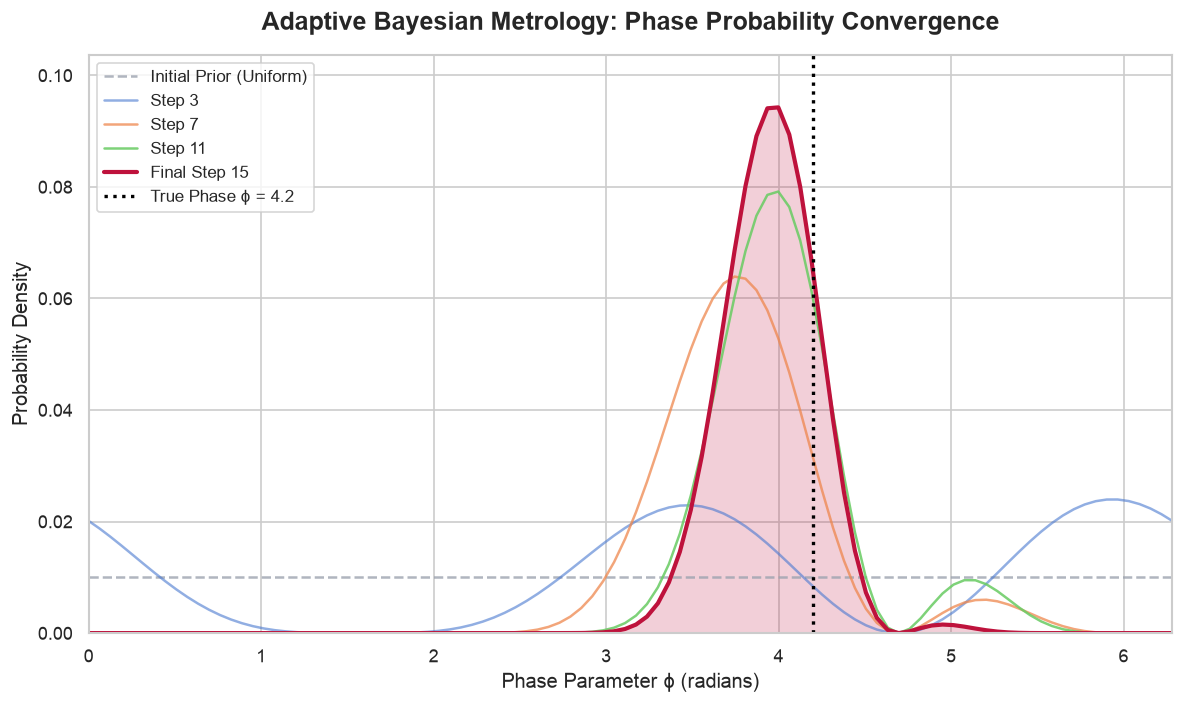
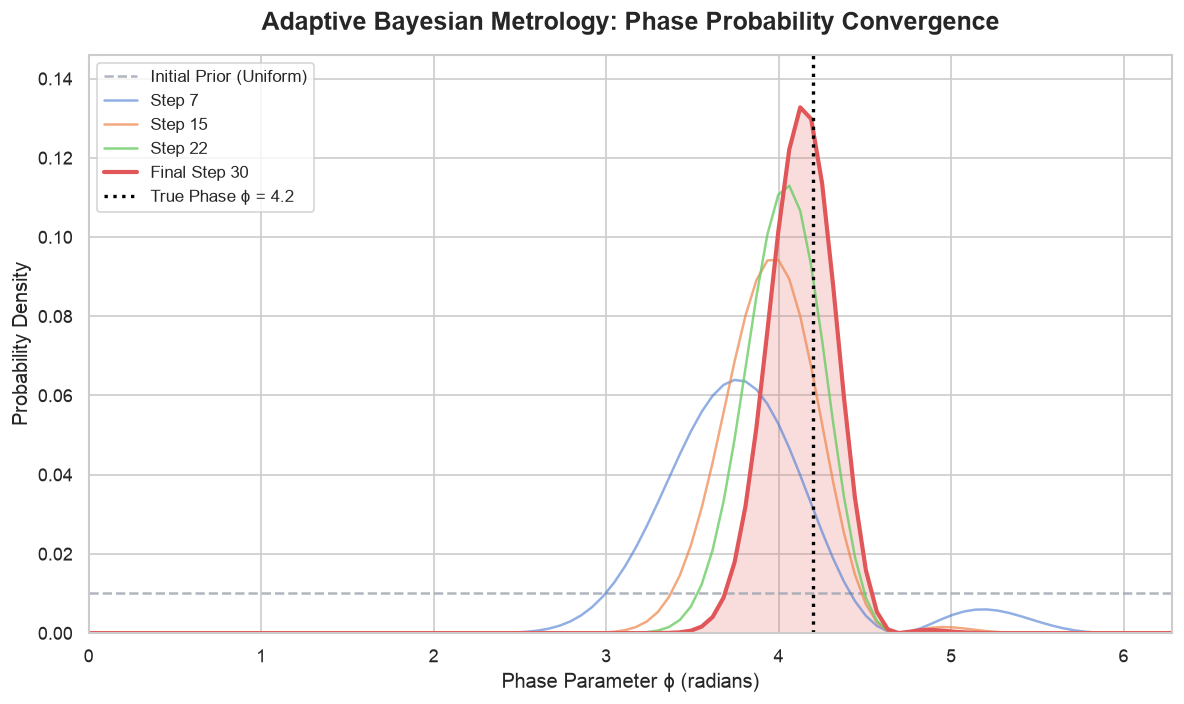
Unified diff of the notebook cell whose output changed from the first chart to the second:
--- before
+++ after
@@ -6,9 +6,9 @@
     if step == 0:
         plt.plot(phi_grid, dist, '--', color='#9CA3AF', label="Initial Prior (Uniform)", alpha=0.8)
-    elif step == 15:
+    elif step == n_steps:
         plt.plot(phi_grid, dist, color=colors['highlight'], label=f"Final Step {step}", linewidth=2.5)
         plt.fill_between(phi_grid, dist, alpha=0.2, color=colors['highlight'])
     else:
-        alpha_val = 0.5 + 0.1 * step / 3.0
+        alpha_val = 0.5 + 0.1 * step / (n_steps / 4.0)
         alpha_val = min(max(alpha_val, 0.3), 0.9)
         plt.plot(phi_grid, dist, label=f"Step {step}", alpha=alpha_val)
@@ -21,5 +21,5 @@
 plt.ylabel("Probability Density", fontsize=12)
 plt.xlim(0, 2 * np.pi)
-plt.ylim(0, max(bo_history[15]) * 1.1)
+plt.ylim(0, max(bo_history[n_steps]) * 1.1)
 plt.legend(frameon=True, fontsize=10, loc='upper left')
 plt.tight_layout()

Commit: refactor: optimize adaptive loop by pre-calculating save steps and increasing iteration count